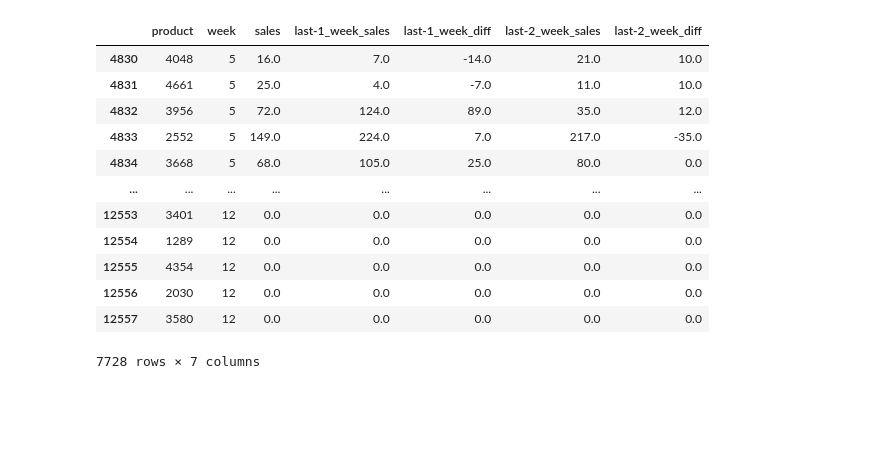
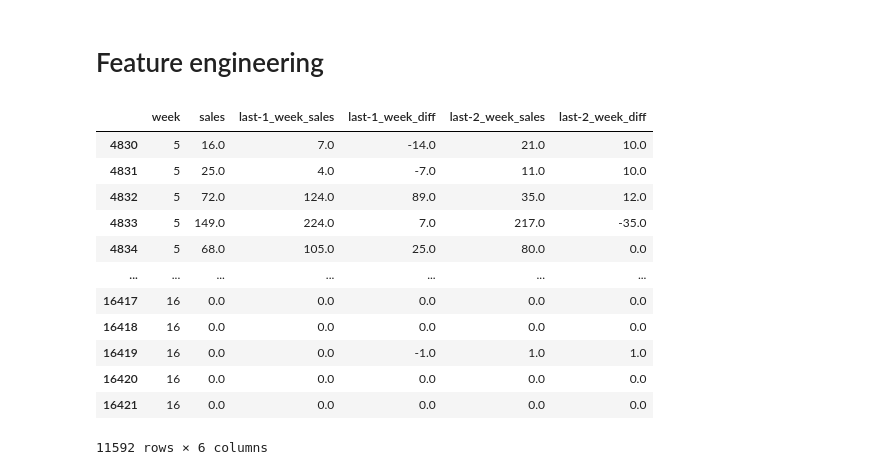
Before and after one commit to huonglarne/order_prediction, a Jupyter notebook: notebooks/model.ipynb, the cells around one changed output. Drawn from its saved outputs; the diff is of its cells as text; code cells hidden in the pictures; blank space fills up the shorter version.

Commit message:
Train

```diff
--- a/notebooks/model.ipynb
+++ b/notebooks/model.ipynb
@@ -22,30 +7,35 @@ train_data
+# %%
+data = pd.read_csv('../data/sales_data.csv')
+# %% [markdown]
+# Feature engineering
 # %%
-features = train_data.copy()
+features = data.copy()
 
 past_weeks = 2
 
 for i in range(past_weeks):
     shift_num = i + 1
 
     sale_column_name = f'last-{shift_num}_week_sales'
     diff_column_name = f'last-{shift_num}_week_diff'
     features[sale_column_name] = features.groupby(['product'])['sales'].shift(shift_num)
     features[diff_column_name] = features.groupby(['product'])[sale_column_name].diff()
 
     features = features.dropna()
 
+features = features.drop(['product'], axis=1)
 features
 # %% [output]
-|  | product | week | sales | last-1_week_sales | last-1_week_diff | last-2_week_sales | last-2_week_diff |
-| 4830 | 4048 | 5 | 16.0 | 7.0 | -14.0 | 21.0 | 10.0 |
-| 4831 | 4661 | 5 | 25.0 | 4.0 | -7.0 | 11.0 | 10.0 |
-| 4832 | 3956 | 5 | 72.0 | 124.0 | 89.0 | 35.0 | 12.0 |
-| 4833 | 2552 | 5 | 149.0 | 224.0 | 7.0 | 217.0 | -35.0 |
-| 4834 | 3668 | 5 | 68.0 | 105.0 | 25.0 | 80.0 | 0.0 |
-| ... | ... | ... | ... | ... | ... | ... | ... |
-| 12553 | 3401 | 12 | 0.0 | 0.0 | 0.0 | 0.0 | 0.0 |
-| 12554 | 1289 | 12 | 0.0 | 0.0 | 0.0 | 0.0 | 0.0 |
-| 12555 | 4354 | 12 | 0.0 | 0.0 | 0.0 | 0.0 | 0.0 |
-| 12556 | 2030 | 12 | 0.0 | 0.0 | 0.0 | 0.0 | 0.0 |
-| 12557 | 3580 | 12 | 0.0 | 0.0 | 0.0 | 0.0 | 0.0 |
+|  | week | sales | last-1_week_sales | last-1_week_diff | last-2_week_sales | last-2_week_diff |
+| 4830 | 5 | 16.0 | 7.0 | -14.0 | 21.0 | 10.0 |
+| 4831 | 5 | 25.0 | 4.0 | -7.0 | 11.0 | 10.0 |
+| 4832 | 5 | 72.0 | 124.0 | 89.0 | 35.0 | 12.0 |
+| 4833 | 5 | 149.0 | 224.0 | 7.0 | 217.0 | -35.0 |
+| 4834 | 5 | 68.0 | 105.0 | 25.0 | 80.0 | 0.0 |
+| ... | ... | ... | ... | ... | ... | ... |
+| 16417 | 16 | 0.0 | 0.0 | 0.0 | 0.0 | 0.0 |
+| 16418 | 16 | 0.0 | 0.0 | 0.0 | 0.0 | 0.0 |
+| 16419 | 16 | 0.0 | 0.0 | -1.0 | 1.0 | 1.0 |
+| 16420 | 16 | 0.0 | 0.0 | 0.0 | 0.0 | 0.0 |
+| 16421 | 16 | 0.0 | 0.0 | 0.0 | 0.0 | 0.0 |
-7728 rows × 7 columns
+11592 rows × 6 columns
```
Also changed, not shown: parts of 8 cells of this notebook, 2 other files.
